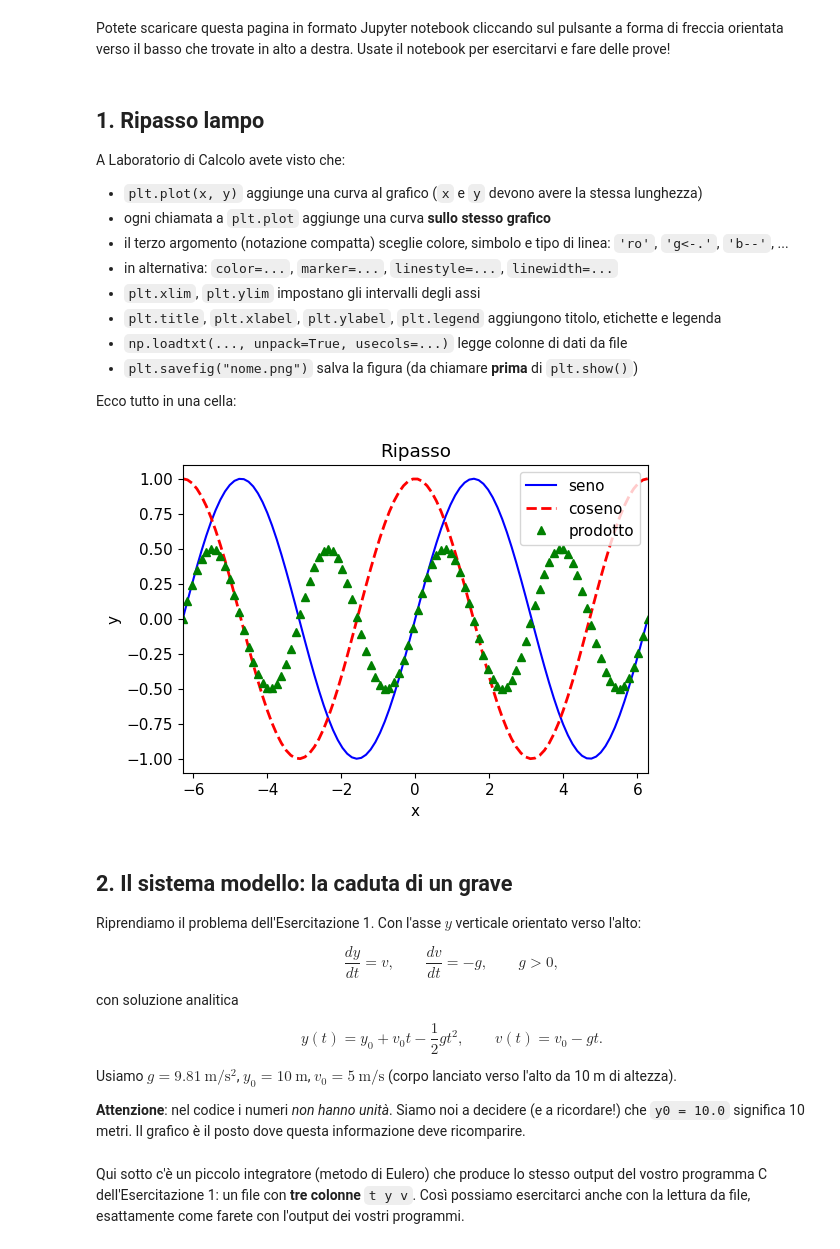
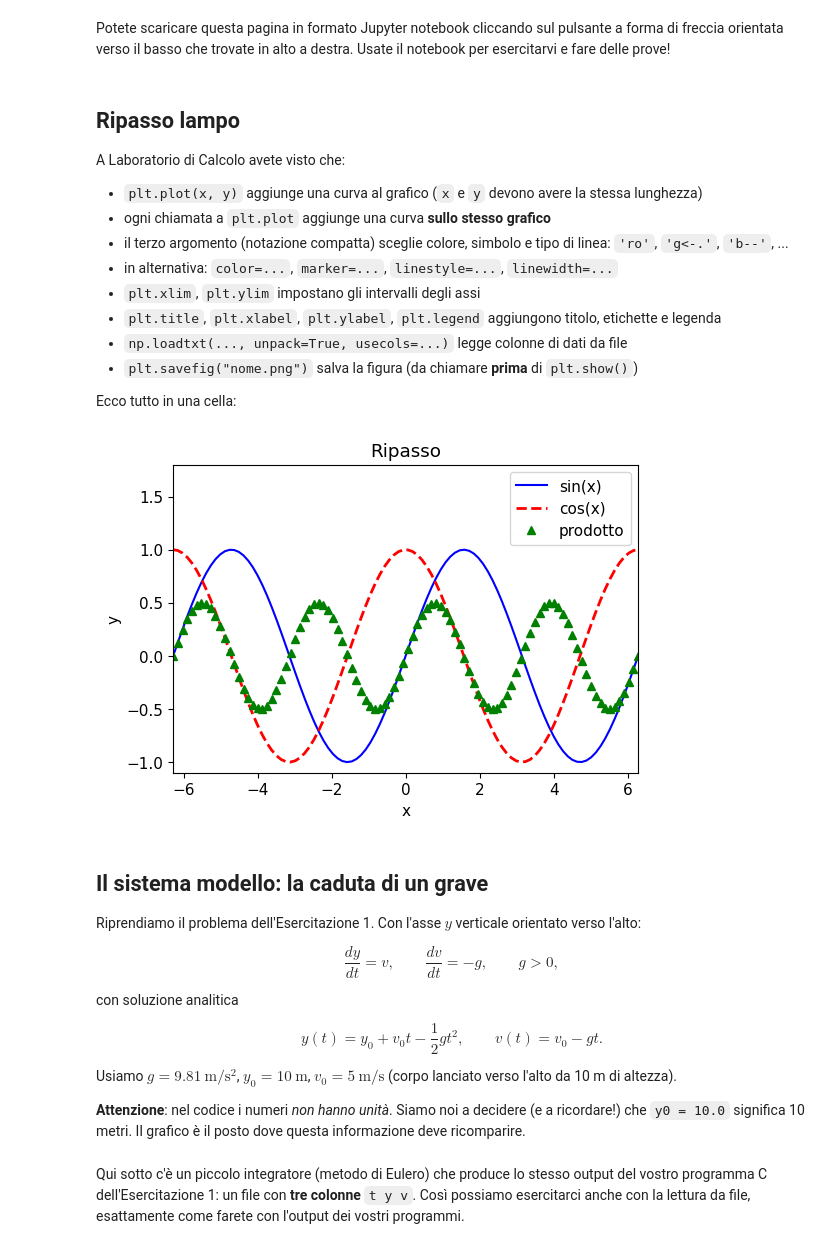
Before and after one commit to lorenzo-rovigatti/lab_fis_comp_notes, a Jupyter notebook: notebooks/grafici.ipynb, the cells around one changed output. Cells and saved outputs as stored; diff of their text form; code cells hidden in the pictures.

```diff
--- a/notebooks/grafici.ipynb
+++ b/notebooks/grafici.ipynb
@@ -11,7 +11,7 @@ import matplotlib.pyplot as plt
 plt.rcParams["figure.figsize"] = (6, 4)   # dimensione di default delle figure (in pollici)
 plt.rcParams["figure.dpi"] = 100
 # %% [markdown]
-## 1. Ripasso lampo
+## Ripasso lampo
 
 A Laboratorio di Calcolo avete visto che:
 
@@ -28,21 +28,22 @@ Ecco tutto in una cella:
 # %%
 x = np.linspace(-2 * np.pi, 2 * np.pi, 100)
 
-plt.plot(x, np.sin(x), 'b-', label="seno")
-plt.plot(x, np.cos(x), color='r', linestyle='--', linewidth=2, label="coseno")
+plt.plot(x, np.sin(x), 'b-', label="sin(x)")
+plt.plot(x, np.cos(x), color='r', linestyle='--', linewidth=2, label="cos(x)")
 plt.plot(x, np.sin(x) * np.cos(x), 'g^', label="prodotto")  # un punto ogni 5
 
 plt.xlim(-2 * np.pi, 2 * np.pi)
+plt.ylim(-1.1, 1.8) # 1.8 così da non sovrapporre la legenda alle curve
 plt.title("Ripasso")
 plt.xlabel("x")
 plt.ylabel("y")
 plt.legend()
 plt.savefig("ripasso.png")
 plt.show()
 # %% [output]
-[figure, old version]
+[figure, new version]
 # %% [markdown]
-## 2. Il sistema modello: la caduta di un grave
+## Il sistema modello: la caduta di un grave
 
 Riprendiamo il problema dell'Esercitazione 1. Con l'asse $y$ verticale orientato verso l'alto:
 
```
Also changed, not shown: parts of 25 cells of this notebook, 4 other files.
